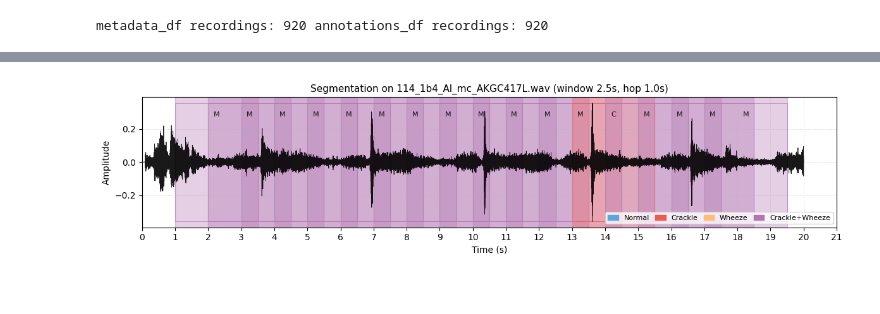
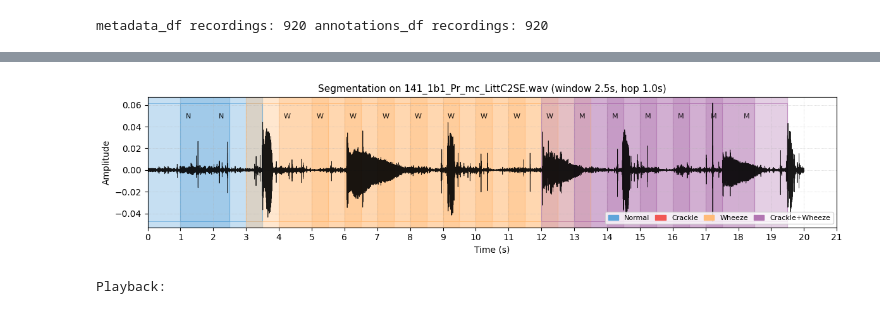
Before and after one commit to EsmeeK1/AI-Onderzoeksvragen, a Jupyter notebook: research_questions/heart_and_lungsounds/notebooks/icbhi/2_icbhi_data_prep.ipynb, the cells around one changed output, grey strips where cells are left out. Saved outputs shown, nothing was run; the diff lists cells and outputs as text; code cells hidden in the pictures.

```diff
--- a/research_questions/heart_and_lungsounds/notebooks/icbhi/2_icbhi_data_prep.ipynb
+++ b/research_questions/heart_and_lungsounds/notebooks/icbhi/2_icbhi_data_prep.ipynb
@@ -718,3 +724,7 @@ def plot_icbhi_segmentation_for_record(
 
     plt.tight_layout()
     plt.show()
+
+    # --- Playback (full recording) ---
+    print("Playback:")
+    display(Audio(y, rate=sr))
@@ -721,14 +754,15 @@ def plot_icbhi_segmentation_for_record(
 # %%
 # Neem een bestaand record_id uit segments_df
-example_id = "114_1b4_Al_mc_AKGC417L"
+example_id = "141_1b1_Pr_mc_LittC2SE"
 
 plot_icbhi_segmentation_for_record(
     record_id=example_id,
     metadata_df=metadata_df,
     segments_df=segments_df,
     audio_col="filtered_audio",   # of "audio" voor raw
     window_sec=2.5,
     hop_sec=1.0,
 )
 # %% [output]
-[figure, old version]
+[figure, new version]
+Playback:
```
Also changed, not shown: parts of 14 cells of this notebook, 9 other files.
